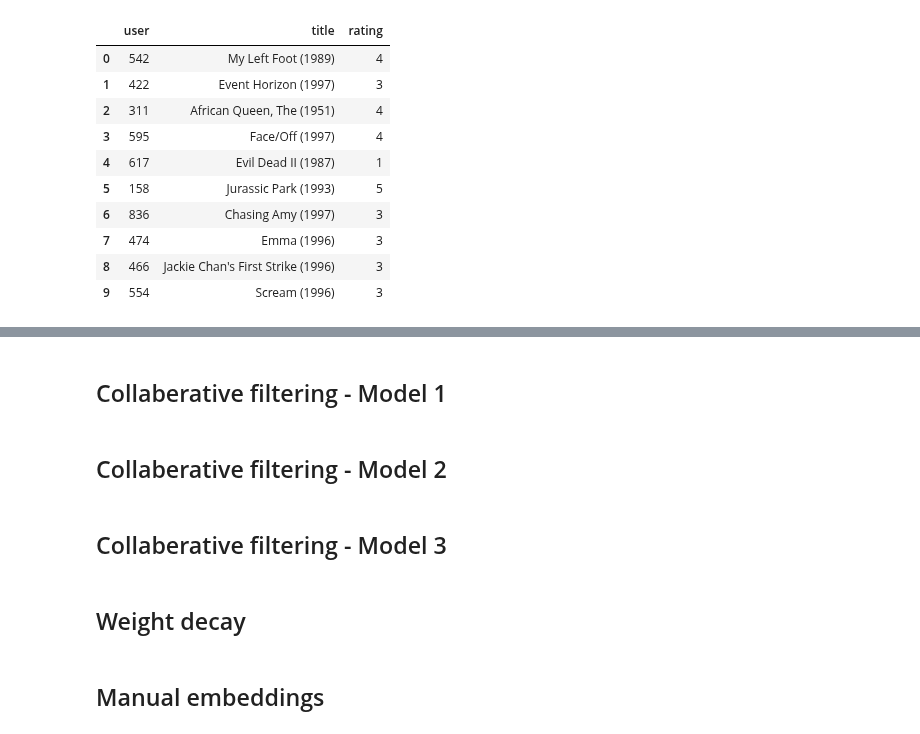
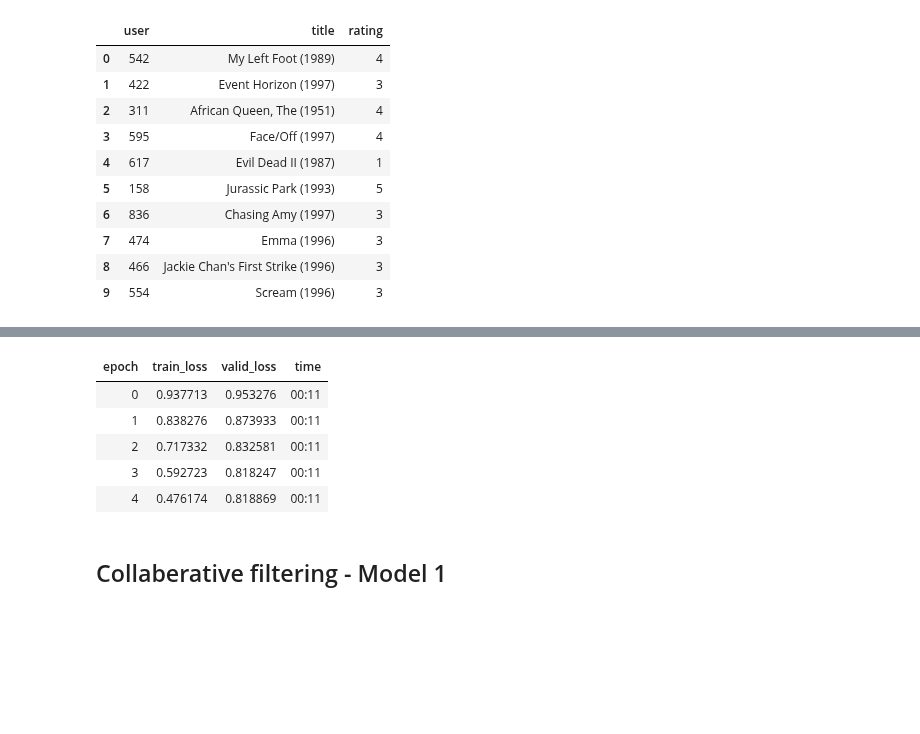
Before and after one commit to pranath/blog, a Jupyter notebook: _notebooks/2021-05-25-collaberative_filtering_from_scratch.ipynb, the cells around one changed output, grey strips where cells are left out. Saved outputs shown, nothing was run; the diff lists cells and outputs as text; code cells hidden in the pictures; blank space fills up the shorter version.

```diff
--- a/_notebooks/2021-05-25-collaberative_filtering_from_scratch.ipynb
+++ b/_notebooks/2021-05-25-collaberative_filtering_from_scratch.ipynb
@@ -88,10 +104,13 @@ The key data here is the ratings i.e. the user-movie ratings, as we can see in t
+# %%
+learn = collab_learner(dls, n_factors=50, y_range=(0, 5.5))
+# %%
+learn.fit_one_cycle(5, 5e-3, wd=0.1)
+# %% [output]
+| epoch | train_loss | valid_loss | time |
+| 0 | 0.937713 | 0.953276 | 00:11 |
+| 1 | 0.838276 | 0.873933 | 00:11 |
+| 2 | 0.717332 | 0.832581 | 00:11 |
+| 3 | 0.592723 | 0.818247 | 00:11 |
+| 4 | 0.476174 | 0.818869 | 00:11 |
 # %% [markdown]
 ## Collaberative filtering - Model 1
-# %% [markdown]
-## Collaberative filtering - Model 2
-# %% [markdown]
-## Collaberative filtering - Model 3
-# %% [markdown]
-## Weight decay
-# %% [markdown]
-## Manual embeddings
```
Also changed, not shown: parts of 34 cells of this notebook.
